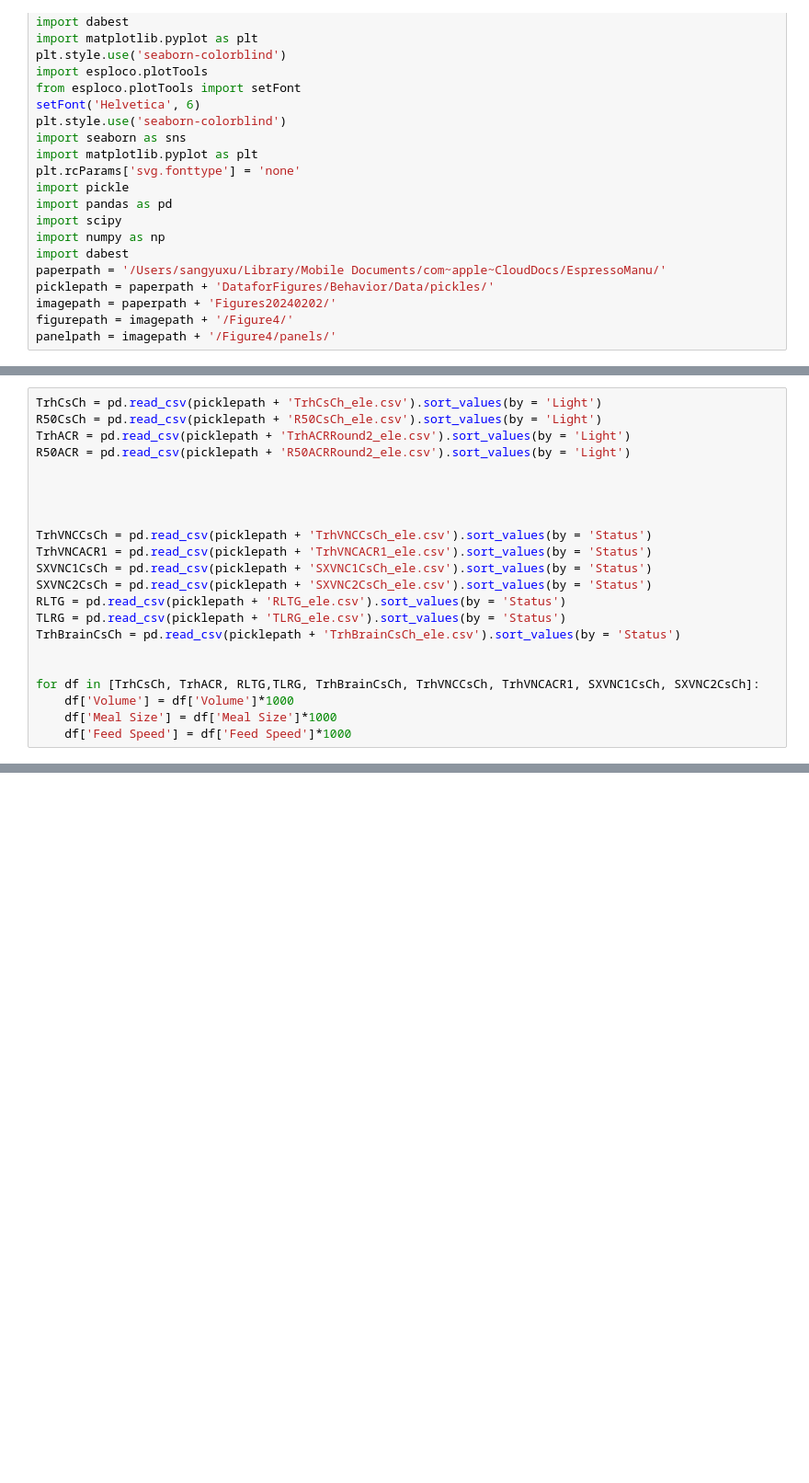
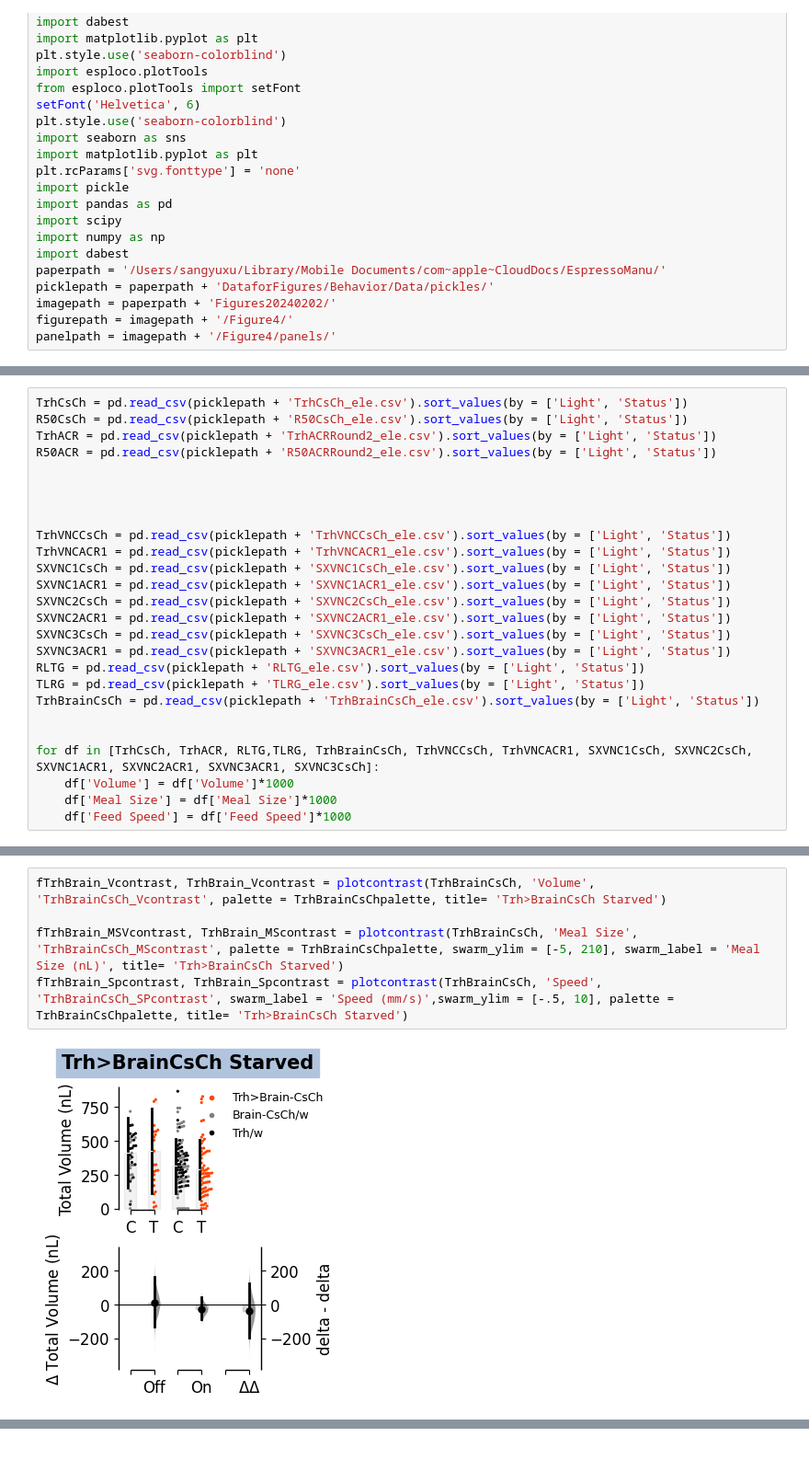
Before and after one commit to sangyu/Holophenotype5HT, a Jupyter notebook: nbs/01_Figures/03_Subpopulation.ipynb, the cells around one changed output, grey strips where cells are left out. Shown at 92% size. Drawn from its saved outputs; the diff is of its cells as text; blank space fills up the shorter version.

```diff
--- a/nbs/01_Figures/03_Subpopulation.ipynb
+++ b/nbs/01_Figures/03_Subpopulation.ipynb
@@ -34,22 +91,26 @@ panelpath = imagepath + '/Figure4/panels/'
 # %%
-TrhCsCh = pd.read_csv(picklepath + 'TrhCsCh_ele.csv').sort_values(by = 'Light')
-R50CsCh = pd.read_csv(picklepath + 'R50CsCh_ele.csv').sort_values(by = 'Light')
-TrhACR = pd.read_csv(picklepath + 'TrhACRRound2_ele.csv').sort_values(by = 'Light')
-R50ACR = pd.read_csv(picklepath + 'R50ACRRound2_ele.csv').sort_values(by = 'Light')
+TrhCsCh = pd.read_csv(picklepath + 'TrhCsCh_ele.csv').sort_values(by = ['Light', 'Status'])
+R50CsCh = pd.read_csv(picklepath + 'R50CsCh_ele.csv').sort_values(by = ['Light', 'Status'])
+TrhACR = pd.read_csv(picklepath + 'TrhACRRound2_ele.csv').sort_values(by = ['Light', 'Status'])
+R50ACR = pd.read_csv(picklepath + 'R50ACRRound2_ele.csv').sort_values(by = ['Light', 'Status'])
 
 
 
 
-TrhVNCCsCh = pd.read_csv(picklepath + 'TrhVNCCsCh_ele.csv').sort_values(by = 'Status')
-TrhVNCACR1 = pd.read_csv(picklepath + 'TrhVNCACR1_ele.csv').sort_values(by = 'Status')
-SXVNC1CsCh = pd.read_csv(picklepath + 'SXVNC1CsCh_ele.csv').sort_values(by = 'Status')
-SXVNC2CsCh = pd.read_csv(picklepath + 'SXVNC2CsCh_ele.csv').sort_values(by = 'Status')
-RLTG = pd.read_csv(picklepath + 'RLTG_ele.csv').sort_values(by = 'Status')
-TLRG = pd.read_csv(picklepath + 'TLRG_ele.csv').sort_values(by = 'Status')
-TrhBrainCsCh = pd.read_csv(picklepath + 'TrhBrainCsCh_ele.csv').sort_values(by = 'Status')
+TrhVNCCsCh = pd.read_csv(picklepath + 'TrhVNCCsCh_ele.csv').sort_values(by = ['Light', 'Status'])
+TrhVNCACR1 = pd.read_csv(picklepath + 'TrhVNCACR1_ele.csv').sort_values(by = ['Light', 'Status'])
+SXVNC1CsCh = pd.read_csv(picklepath + 'SXVNC1CsCh_ele.csv').sort_values(by = ['Light', 'Status'])
+SXVNC1ACR1 = pd.read_csv(picklepath + 'SXVNC1ACR1_ele.csv').sort_values(by = ['Light', 'Status'])
+SXVNC2CsCh = pd.read_csv(picklepath + 'SXVNC2CsCh_ele.csv').sort_values(by = ['Light', 'Status'])
+SXVNC2ACR1 = pd.read_csv(picklepath + 'SXVNC2ACR1_ele.csv').sort_values(by = ['Light', 'Status'])
+SXVNC3CsCh = pd.read_csv(picklepath + 'SXVNC3CsCh_ele.csv').sort_values(by = ['Light', 'Status'])
+SXVNC3ACR1 = pd.read_csv(picklepath + 'SXVNC3ACR1_ele.csv').sort_values(by = ['Light', 'Status'])
+RLTG = pd.read_csv(picklepath + 'RLTG_ele.csv').sort_values(by = ['Light', 'Status'])
+TLRG = pd.read_csv(picklepath + 'TLRG_ele.csv').sort_values(by = ['Light', 'Status'])
+TrhBrainCsCh = pd.read_csv(picklepath + 'TrhBrainCsCh_ele.csv').sort_values(by = ['Light', 'Status'])
 
 
-for df in [TrhCsCh, TrhACR, RLTG,TLRG, TrhBrainCsCh, TrhVNCCsCh, TrhVNCACR1, SXVNC1CsCh, SXVNC2CsCh]:
+for df in [TrhCsCh, TrhACR, RLTG,TLRG, TrhBrainCsCh, TrhVNCCsCh, TrhVNCACR1, SXVNC1CsCh, SXVNC2CsCh, SXVNC1ACR1, SXVNC2ACR1, SXVNC3ACR1, SXVNC3CsCh]:
     df['Volume'] = df['Volume']*1000
     df['Meal Size'] = df['Meal Size']*1000
     df['Feed Speed'] = df['Feed Speed']*1000
@@ -305,0 +162,7 @@ FileNotFoundError: [Errno 2] No such file or directory: '/Users/sangyuxu/Library
+# %%
+fTrhBrain_Vcontrast, TrhBrain_Vcontrast = plotcontrast(TrhBrainCsCh, 'Volume', 'TrhBrainCsCh_Vcontrast', palette = TrhBrainCsChpalette, title= 'Trh>BrainCsCh Starved')
+
+fTrhBrain_MSVcontrast, TrhBrain_MScontrast = plotcontrast(TrhBrainCsCh, 'Meal Size', 'TrhBrainCsCh_MScontrast', palette = TrhBrainCsChpalette, swarm_ylim = [-5, 210], swarm_label = 'Meal Size (nL)', title= 'Trh>BrainCsCh Starved')
+fTrhBrain_Spcontrast, TrhBrain_Spcontrast = plotcontrast(TrhBrainCsCh, 'Speed', 'TrhBrainCsCh_SPcontrast', swarm_label = 'Speed (mm/s)',swarm_ylim = [-.5, 10], palette = TrhBrainCsChpalette, title= 'Trh>BrainCsCh Starved')
+# %% [output]
+[figure, added]
```
Also changed, not shown: parts of 30 cells of this notebook, 14 other files.
